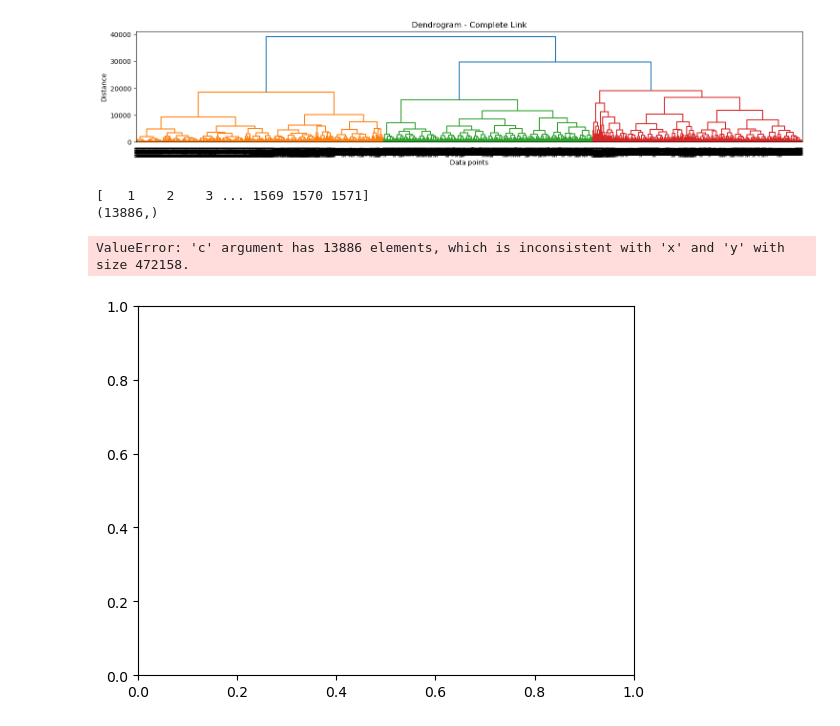
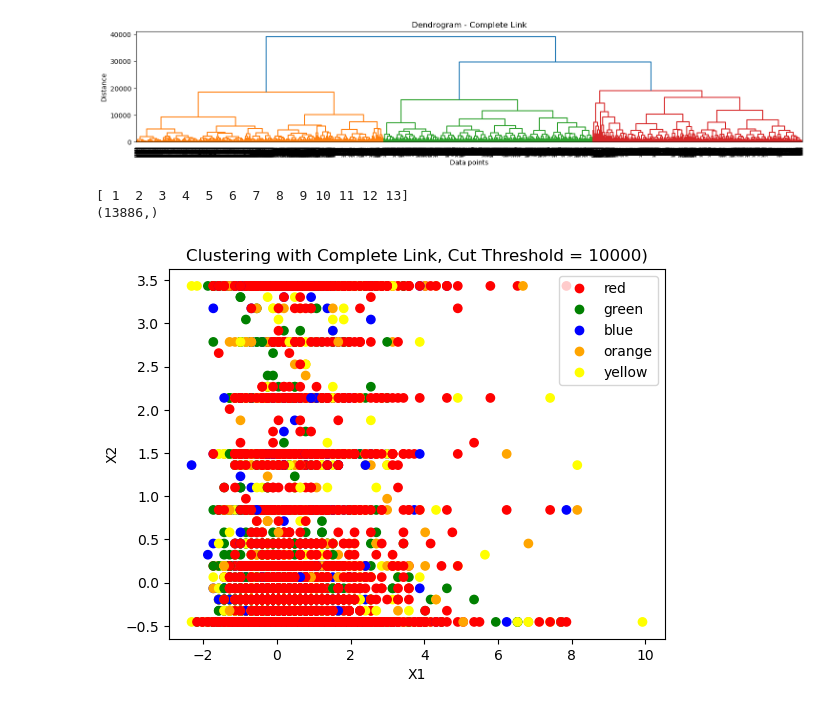
Before and after one commit to YaroslawBagriy/DiabetesRiskClassifier, a Jupyter notebook: notebooks/cluster_modeling.ipynb, the cells around one changed output. Drawn from its saved outputs; the diff is of its cells as text; code cells hidden in the pictures.

Commit message:
fixed the graph

```diff
--- a/notebooks/cluster_modeling.ipynb
+++ b/notebooks/cluster_modeling.ipynb
@@ -128,13 +128,13 @@ plt.show()
 from scipy.cluster.hierarchy import fcluster
 
 # Cut the linkage into clusters using a distance threshold
-distance_threshold = 500
+distance_threshold = 10000
 cluster_labels = fcluster(Complete, t=distance_threshold, criterion='distance')
 unique_labels = np.unique(cluster_labels)
 print(unique_labels)
 print(cluster_labels.shape)
 # %% [output]
-[   1    2    3 ... 1569 1570 1571]
+[ 1  2  3  4  5  6  7  8  9 10 11 12 13]
 (13886,)
 # %%
 from matplotlib.colors import ListedColormap
@@ -142,18 +142,17 @@ colors = ['red', 'green', 'blue', 'orange', 'yellow']
 cmap = ListedColormap(colors)
 # %%
 import matplotlib.pyplot as plt
-plt.scatter(X_resampled, X_resampled, c=cluster_labels, cmap=cmap)
+plt.scatter(X_resampled.iloc[1:,0], X_resampled.iloc[1:,1], c=cluster_labels, cmap=cmap)
 plt.xlabel('X1')
 plt.ylabel('X2')
-plt.title('Clustering with Complete Link, Cut Threshold = 500)')
+plt.title('Clustering with Complete Link, Cut Threshold = 10000)')
 
 legend_handles = [plt.Line2D([], [], marker='o', color=color, linestyle='None') for color in colors]
 legend_labels = colors
 
 # Create the legend
 plt.legend(legend_handles, legend_labels)
 
 plt.show()
 # %% [output]
-ValueError: 'c' argument has 13886 elements, which is inconsistent with 'x' and 'y' with size 472158.
-[figure, old version]
+[figure, new version]
```
Also changed, not shown: parts of 1 cell of this notebook.
